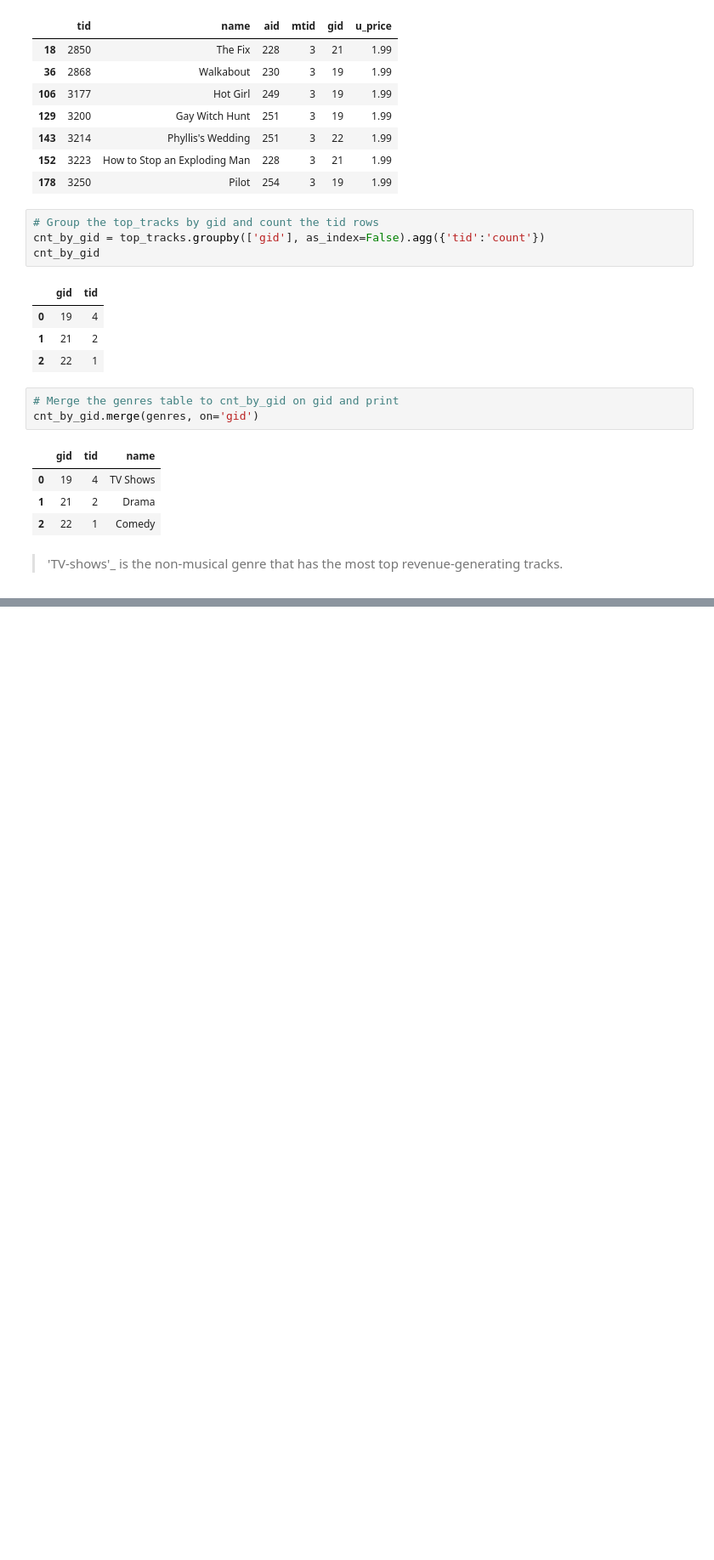
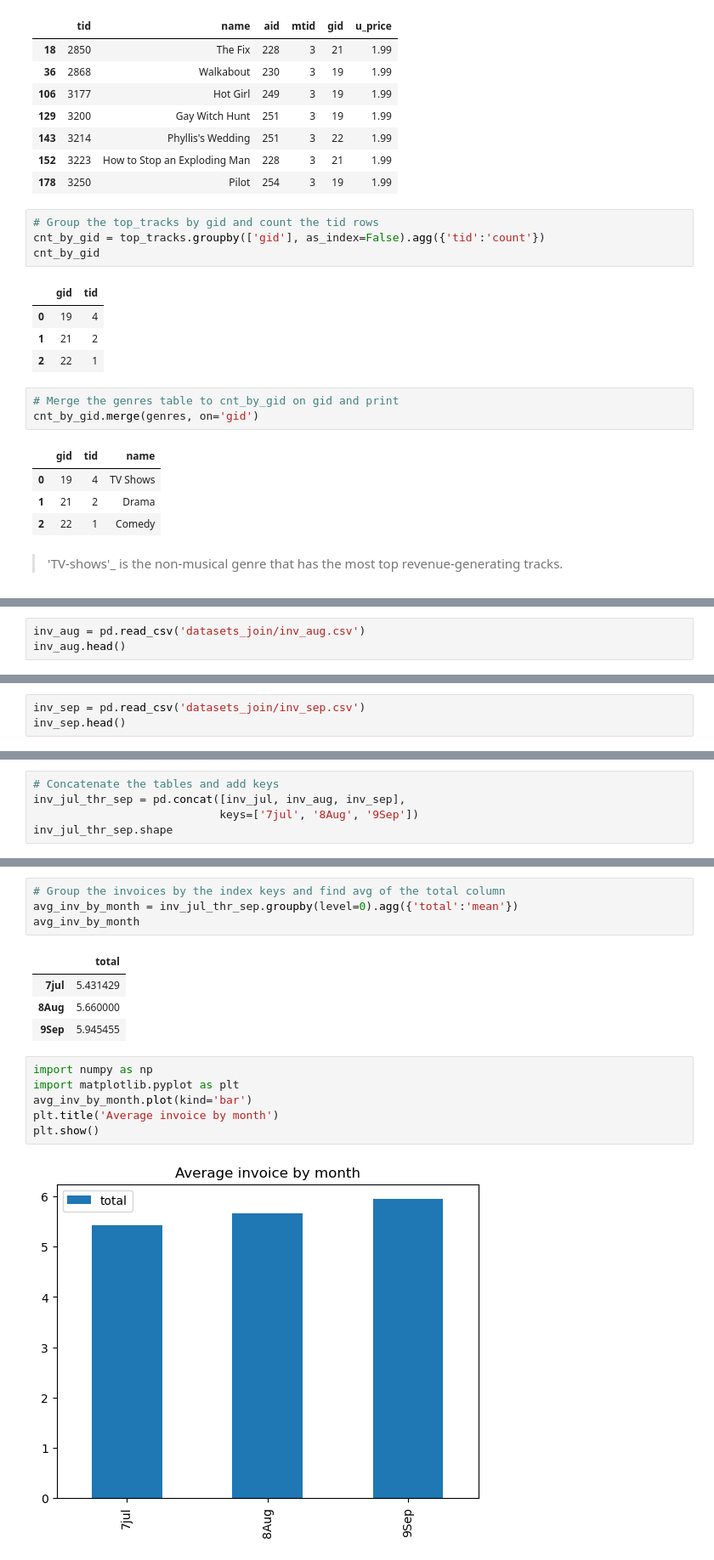
Before and after one commit to aziscript/Python-for-data-analysis, a Jupyter notebook: 04_joining_data_with_pd.ipynb, the cells around one changed output, grey strips where cells are left out. Shown at 85% size. Saved outputs shown, nothing was run; the diff lists cells and outputs as text; blank space fills up the shorter version.

```diff
--- a/04_joining_data_with_pd.ipynb
+++ b/04_joining_data_with_pd.ipynb
@@ -945,0 +1032,3 @@ cnt_by_gid.merge(genres, on='gid')
+# %%
+inv_aug = pd.read_csv('datasets_join/inv_aug.csv')
+inv_aug.head()
@@ -945,0 +1042,3 @@ cnt_by_gid.merge(genres, on='gid')
+# %%
+inv_sep = pd.read_csv('datasets_join/inv_sep.csv')
+inv_sep.head()
@@ -945,0 +1052,5 @@ cnt_by_gid.merge(genres, on='gid')
+# %%
+# Concatenate the tables and add keys
+inv_jul_thr_sep = pd.concat([inv_jul, inv_aug, inv_sep],
+                            keys=['7jul', '8Aug', '9Sep'])
+inv_jul_thr_sep.shape
@@ -945,0 +1068,17 @@ cnt_by_gid.merge(genres, on='gid')
+# %%
+# Group the invoices by the index keys and find avg of the total column
+avg_inv_by_month = inv_jul_thr_sep.groupby(level=0).agg({'total':'mean'})
+avg_inv_by_month
+# %% [output]
+|  | total |
+| 7jul | 5.431429 |
+| 8Aug | 5.660000 |
+| 9Sep | 5.945455 |
+# %%
+import numpy as np
+import matplotlib.pyplot as plt
+avg_inv_by_month.plot(kind='bar')
+plt.title('Average invoice by month')
+plt.show()
+# %% [output]
+[figure, added]
```
Also changed, not shown: parts of 23 cells of this notebook, 13 other files.
